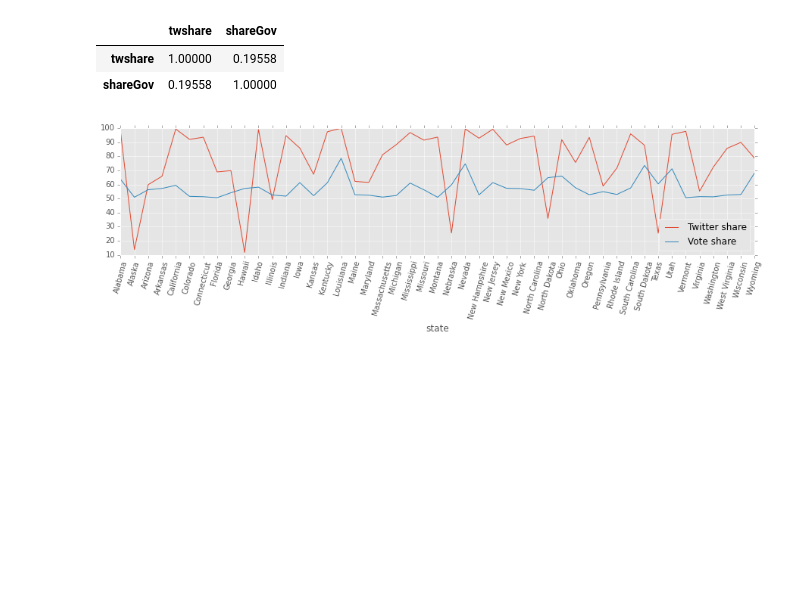
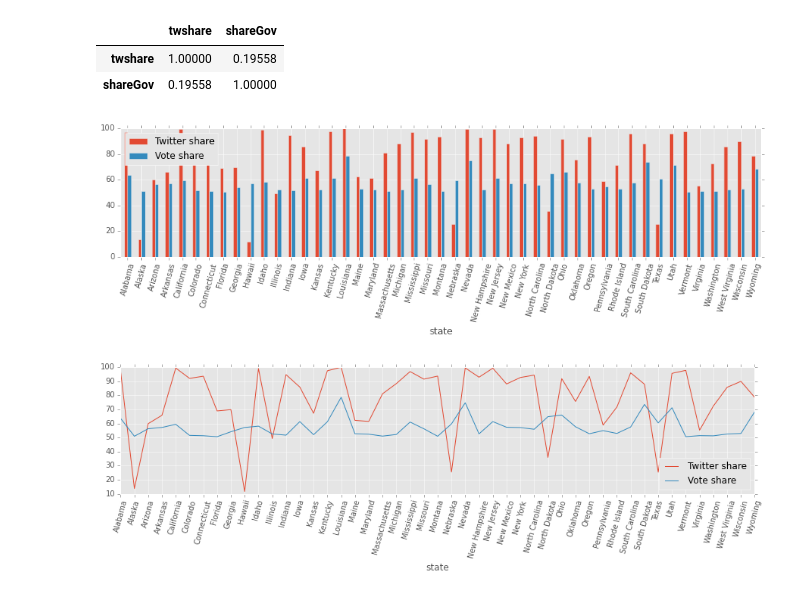
Before and after one commit to hbisgin/GeoInfluence, a Jupyter notebook: analysis/Desc Stats of the Challengers.ipynb, the cells around one changed output. Drawn from its saved outputs; the diff is of its cells as text; code cells hidden in the pictures; blank space fills up the shorter version.

Commit message:
share chart updated

```diff
--- a/analysis/Desc Stats of the Challengers.ipynb
+++ b/analysis/Desc Stats of the Challengers.ipynb
@@ -8,3 +8,23 @@ from IPython.display import HTML
 %matplotlib inline
 import matplotlib.pyplot as plt
 plt.style.use('ggplot')
+# %%
+# read in election and twitter datasets in tabular format
+df = pd.read_csv('../data/governors-challengers.csv')
+ch = pd.read_table('../data/tw_ch.csv',usecols=['screen_name','followers_count'], encoding='utf-16')
+gov = pd.read_table('../data/tw_gov.csv',usecols=['screen_name','followers'])
+#rename column names for clarification and seamless merging
+ch = ch.rename(columns={'screen_name':'twch','followers_count':'folch'})
+gov = gov.rename(columns={'screen_name':'twgov','followers':'folgov'})
+
+#let's merge on screen names
+df = df.merge(gov)
+df = df.merge(ch)
+
+# governors' twitter followers share (only considering the primary challenger)
+df['twshare'] = 100 * df.folgov / (df.folgov + df.folch)
+# similarly, update shareGov field
+df['shareGov'] = 100 * df.shareGov / (df.shareGov + df.shareCh)
+# get the vote share - twitter share diff
+df['shareDiff'] = abs(df['twshare'] - df['shareGov'])
+df
@@ -67,8 +61,0 @@ df = df.merge(ch)
-# %%
-# governors' twitter followers share (only considering the primary challenger)
-df['twshare'] = 100 * df.folgov / (df.folgov + df.folch)
-# similarly, update shareGov field
-df['shareGov'] = 100 * df.shareGov / (df.shareGov + df.shareCh)
-# calculate the difference between twshare and vote share of governors
-df['voter_follower'] = abs(df['twshare'] - df['shareGov'])
-df
@@ -109,6 +78,11 @@ df[['twshare','shareGov']].corr()
 |  | twshare | shareGov |
 | twshare | 1.00000 | 0.19558 |
 | shareGov | 0.19558 | 1.00000 |
+# %%
+ax = df[['twshare','shareGov']].plot(kind='bar',x = df['state'], xticks=range(47), rot=75,figsize=(15,3))
+ax.legend(['Twitter share','Vote share'],loc='best');
+# %% [output]
+[figure, added]
 # %%
 ax = df[['twshare','shareGov']].plot(x = df['state'], xticks=range(47), rot=75,figsize=(15,3))
 ax.legend(['Twitter share','Vote share'],loc='best');
```
Also changed, not shown: parts of 14 cells of this notebook, 8 other files.
